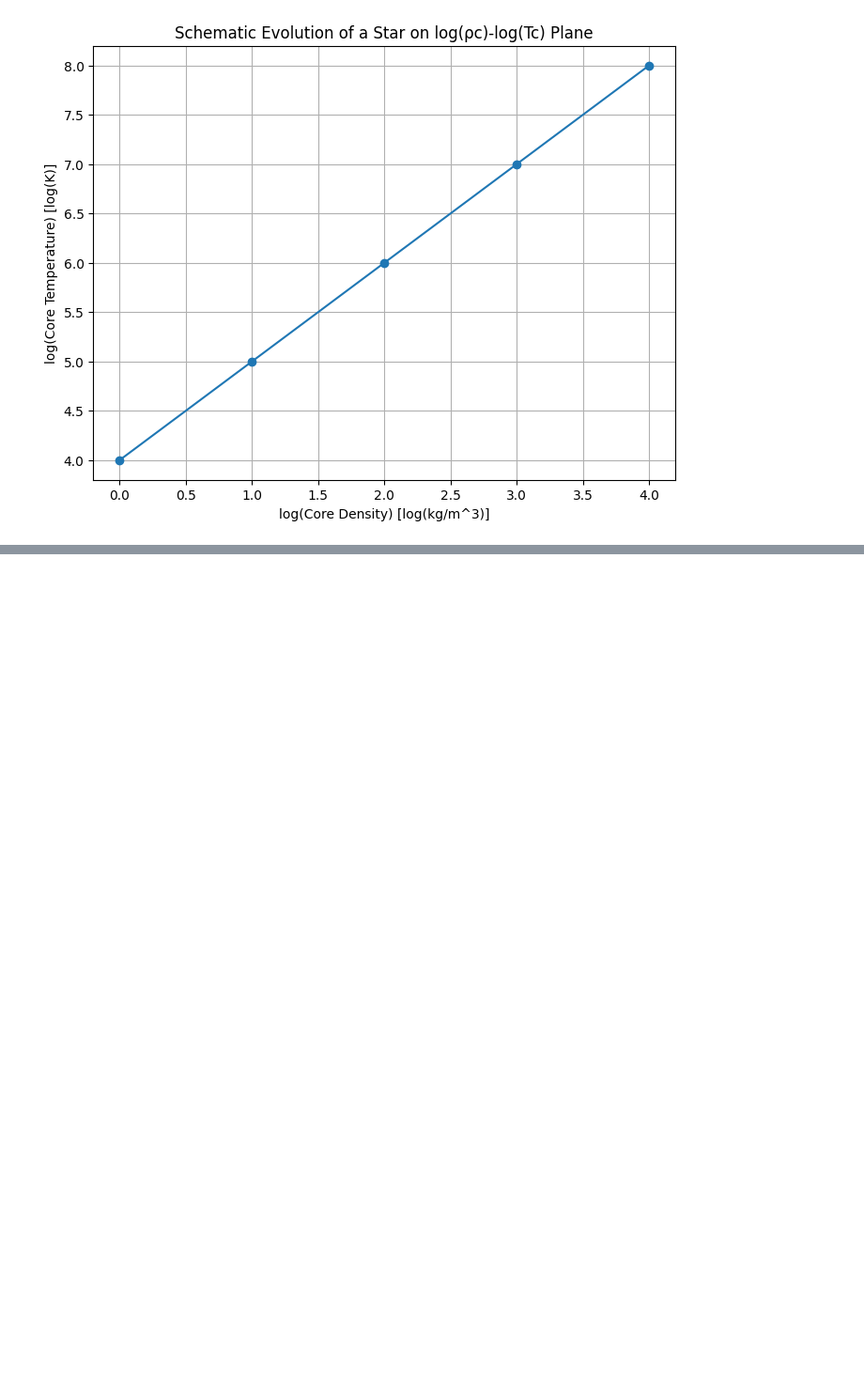
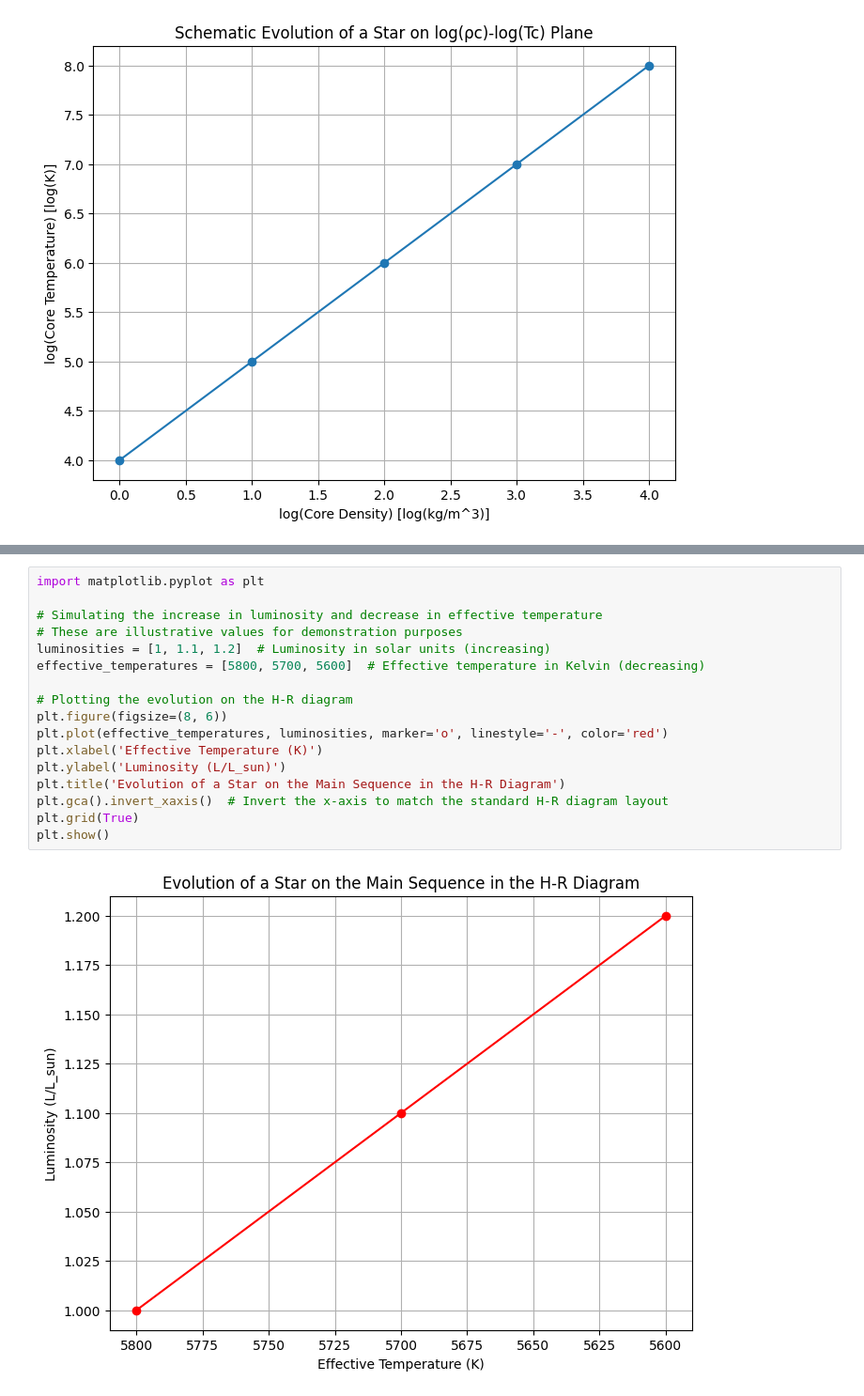
Before and after one commit to Fr4nc3/astrophysics-exercises, a Jupyter notebook: stellar/stellar.ipynb, the cells around one changed output, grey strips where cells are left out. Shown at 94% size. Cells and saved outputs as stored; diff of their text form; blank space fills up the shorter version.

```diff
--- a/stellar/stellar.ipynb
+++ b/stellar/stellar.ipynb
@@ -979,0 +1058,19 @@ plt.show()
+# %%
+import matplotlib.pyplot as plt
+
+# Simulating the increase in luminosity and decrease in effective temperature
+# These are illustrative values for demonstration purposes
+luminosities = [1, 1.1, 1.2]  # Luminosity in solar units (increasing)
+effective_temperatures = [5800, 5700, 5600]  # Effective temperature in Kelvin (decreasing)
+
+# Plotting the evolution on the H-R diagram
+plt.figure(figsize=(8, 6))
+plt.plot(effective_temperatures, luminosities, marker='o', linestyle='-', color='red')
+plt.xlabel('Effective Temperature (K)')
+plt.ylabel('Luminosity (L/L_sun)')
+plt.title('Evolution of a Star on the Main Sequence in the H-R Diagram')
+plt.gca().invert_xaxis()  # Invert the x-axis to match the standard H-R diagram layout
+plt.grid(True)
+plt.show()
+# %% [output]
+[figure, added]
```
Also changed, not shown: parts of 24 cells of this notebook.
